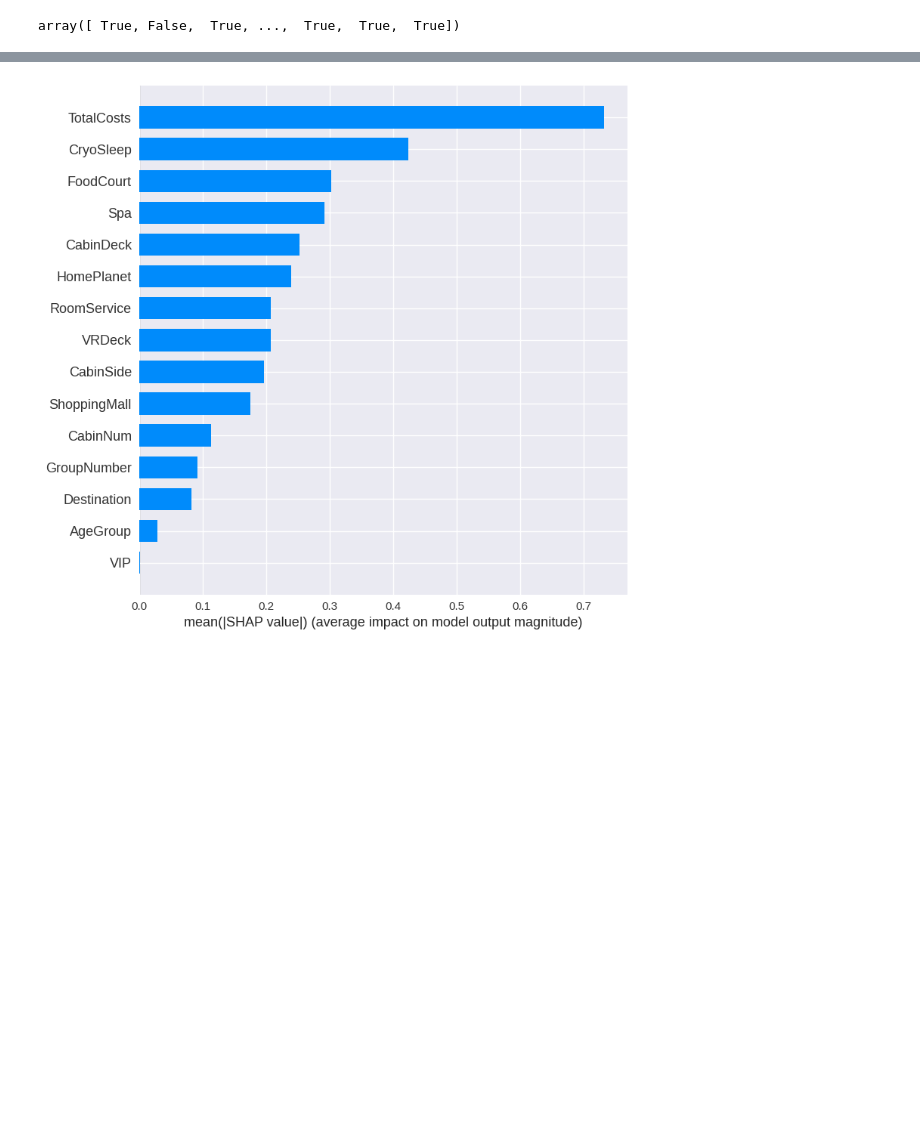
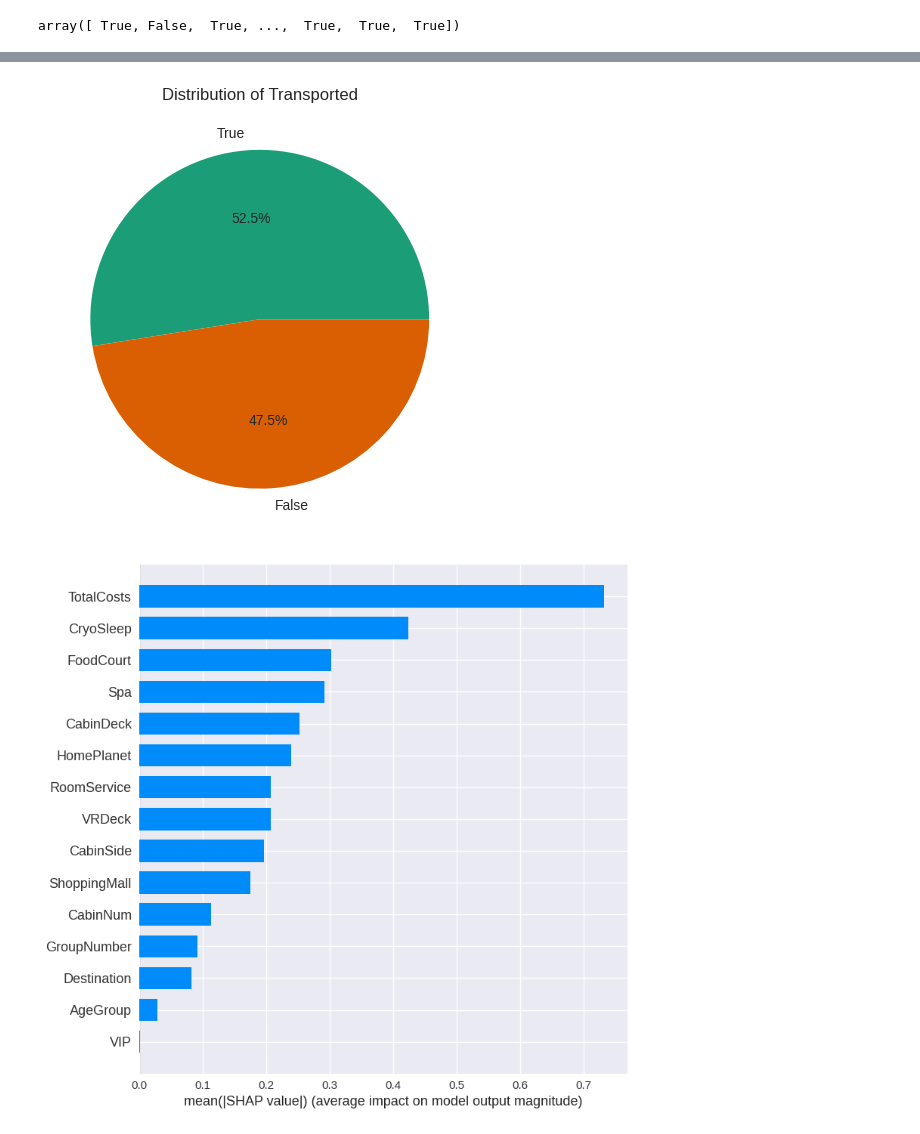
Before and after one commit to 7PAM2015-0105-2023-Group10/kaggle, a Jupyter notebook: Spaceship_Titanic_project_group10_Final.ipynb, the cells around one changed output, grey strips where cells are left out. Drawn from its saved outputs; the diff is of its cells as text; code cells hidden in the pictures; blank space fills up the shorter version.

```diff
--- a/Spaceship_Titanic_project_group10_Final.ipynb
+++ b/Spaceship_Titanic_project_group10_Final.ipynb
@@ -591,0 +625,13 @@ new_df = pd.DataFrame({
+# %%
+# Grouping by 'Transported' and getting the count of each category
+transported_counts = new_df['Transported'].value_counts()
+
+# Plotting as a pie chart
+plt.style.use('seaborn')
+transported_counts.plot(kind='pie', colors=sns.color_palette('Dark2'), autopct='%1.1f%%')
+plt.gca().set_aspect('equal')
+plt.ylabel('')
+plt.title('Distribution of Transported')
+plt.show()
+# %% [output]
+[figure, added]
```
Also changed, not shown: parts of 6 cells of this notebook.
